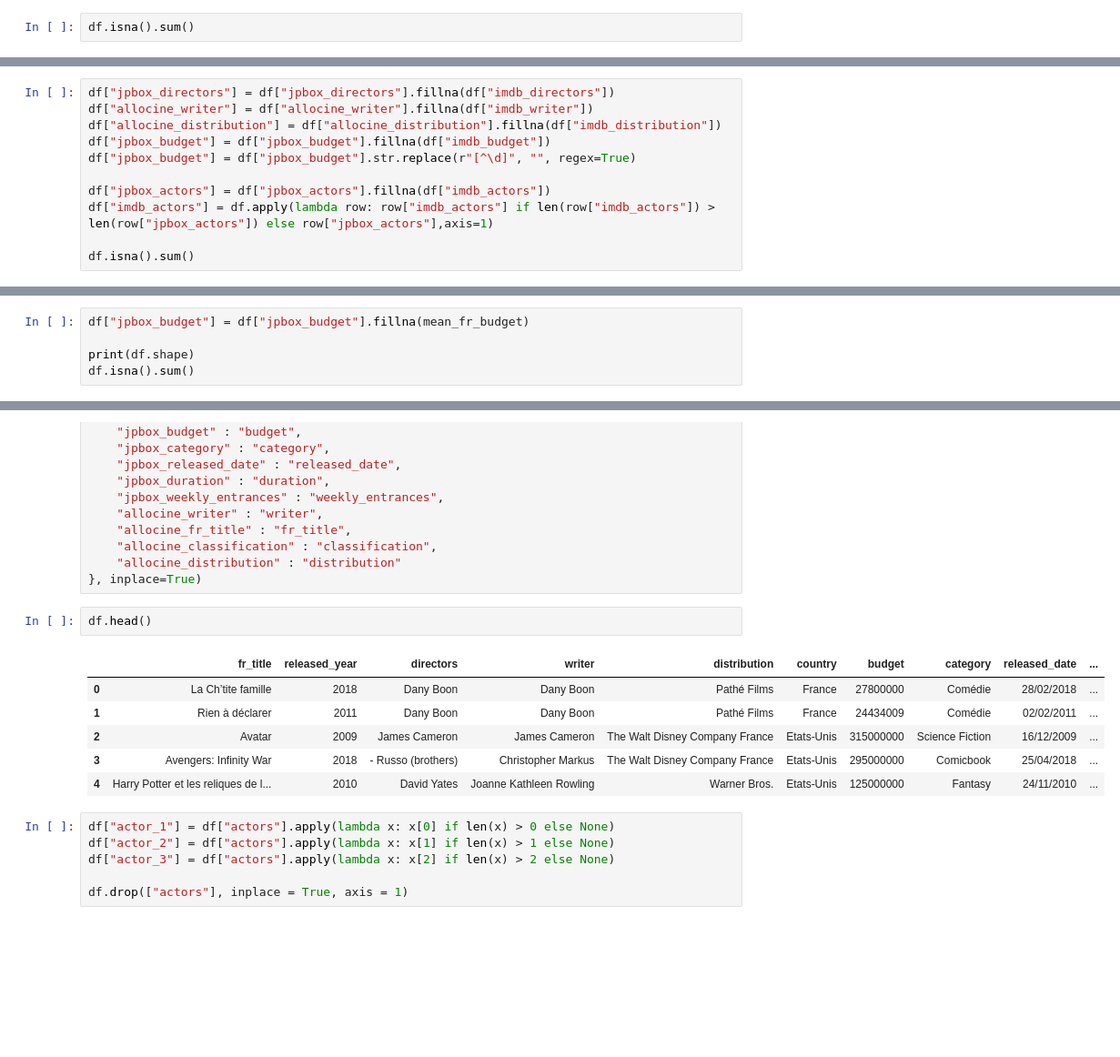
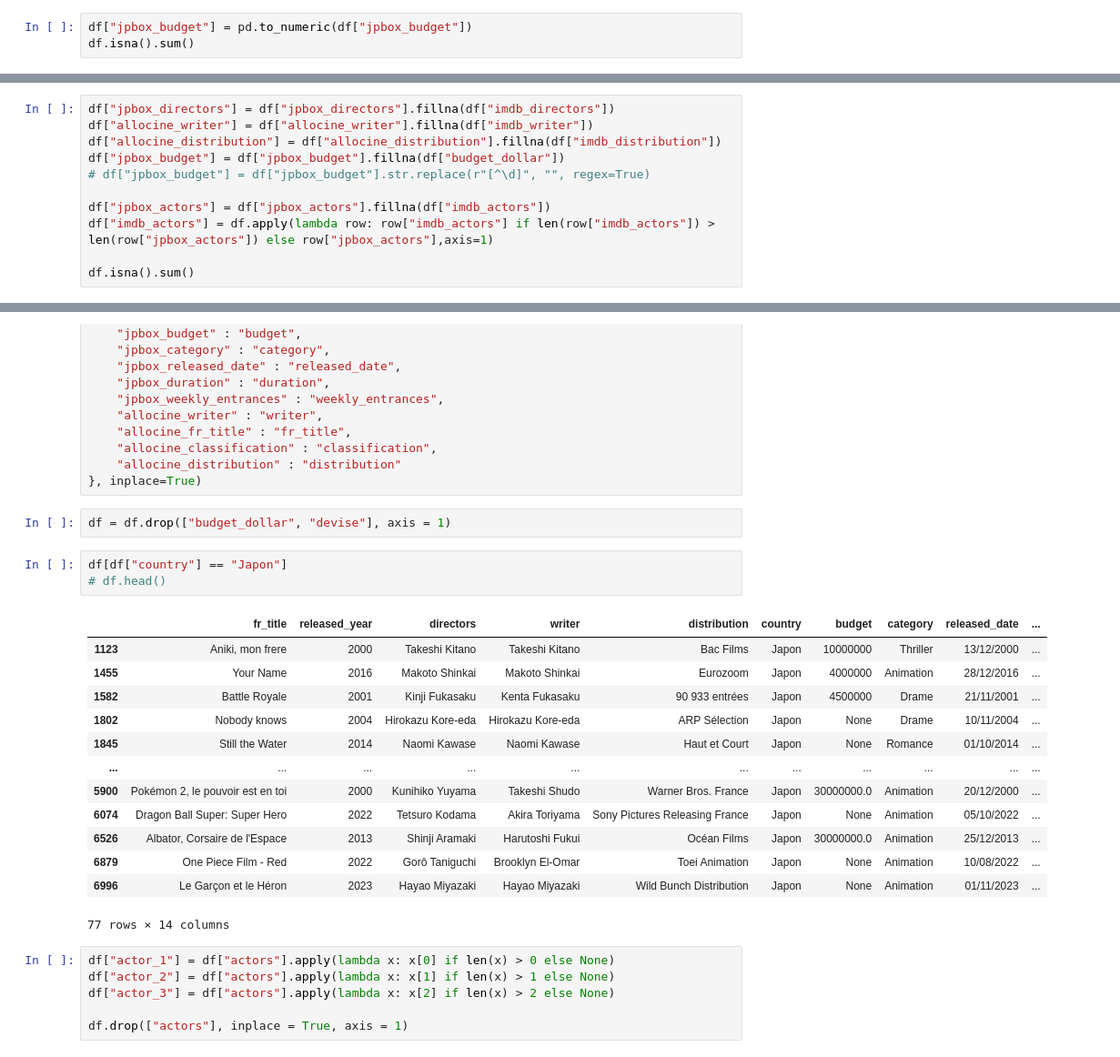
Before and after one commit to haceneZERROUK/MLrecap_Model, a Jupyter notebook: 2.data_complete.ipynb, the cells around one changed output, grey strips where cells are left out. Shown at 91% size. Saved outputs shown, nothing was run; the diff lists cells and outputs as text; blank space fills up the shorter version.

```diff
--- a/2.data_complete.ipynb
+++ b/2.data_complete.ipynb
@@ -29,4 +148,5 @@ dtype: int64
 # %%
+df["jpbox_budget"] = pd.to_numeric(df["jpbox_budget"])
 df.isna().sum()
 # %% [output]
 allocine_fr_title             0
@@ -67,8 +187,8 @@ Name: count, Length: 7084, dtype: int64
 df["jpbox_directors"] = df["jpbox_directors"].fillna(df["imdb_directors"])
 df["allocine_writer"] = df["allocine_writer"].fillna(df["imdb_writer"])
 df["allocine_distribution"] = df["allocine_distribution"].fillna(df["imdb_distribution"])
-df["jpbox_budget"] = df["jpbox_budget"].fillna(df["imdb_budget"])
-df["jpbox_budget"] = df["jpbox_budget"].str.replace(r"[^\d]", "", regex=True)
+df["jpbox_budget"] = df["jpbox_budget"].fillna(df["budget_dollar"])
+# df["jpbox_budget"] = df["jpbox_budget"].str.replace(r"[^\d]", "", regex=True)
 
 df["jpbox_actors"] = df["jpbox_actors"].fillna(df["imdb_actors"])
 df["imdb_actors"] = df.apply(lambda row: row["imdb_actors"] if len(row["imdb_actors"]) > len(row["jpbox_actors"]) else row["jpbox_actors"],axis=1)
@@ -180,5 +314,0 @@ print(mean_fr_budget)
-# %%
-df["jpbox_budget"] = df["jpbox_budget"].fillna(mean_fr_budget)
-
-print(df.shape)
-df.isna().sum()
@@ -215,15 +328,25 @@ df.rename(columns={
     "allocine_classification" : "classification",
     "allocine_distribution" : "distribution"
 }, inplace=True)
+# %%
+df = df.drop(["budget_dollar", "devise"], axis = 1)
 # %%
-df.head()
+df[df["country"] == "Japon"]
+# df.head()
 # %% [output]
 |  | fr_title | released_year | directors | writer | distribution | country | budget | category | released_date | ... |
-| 0 | La Ch’tite famille | 2018 | Dany Boon | Dany Boon | Pathé Films | France | 27800000 | Comédie | 28/02/2018 | ... |
-| 1 | Rien à déclarer | 2011 | Dany Boon | Dany Boon | Pathé Films | France | 24434009 | Comédie | 02/02/2011 | ... |
-| 2 | Avatar | 2009 | James Cameron | James Cameron | The Walt Disney Company France | Etats-Unis | 315000000 | Science Fiction | 16/12/2009 | ... |
-| 3 | Avengers: Infinity War | 2018 | - Russo (brothers) | Christopher Markus | The Walt Disney Company France | Etats-Unis | 295000000 | Comicbook | 25/04/2018 | ... |
-| 4 | Harry Potter et les reliques de l... | 2010 | David Yates | Joanne Kathleen Rowling | Warner Bros. | Etats-Unis | 125000000 | Fantasy | 24/11/2010 | ... |
+| 1123 | Aniki, mon frere | 2000 | Takeshi Kitano | Takeshi Kitano | Bac Films | Japon | 10000000 | Thriller | 13/12/2000 | ... |
+| 1455 | Your Name | 2016 | Makoto Shinkai | Makoto Shinkai | Eurozoom | Japon | 4000000 | Animation | 28/12/2016 | ... |
+| 1582 | Battle Royale | 2001 | Kinji Fukasaku | Kenta Fukasaku | 90 933 entrées | Japon | 4500000 | Drame | 21/11/2001 | ... |
+| 1802 | Nobody knows | 2004 | Hirokazu Kore-eda | Hirokazu Kore-eda | ARP Sélection | Japon | None | Drame | 10/11/2004 | ... |
+| 1845 | Still the Water | 2014 | Naomi Kawase | Naomi Kawase | Haut et Court | Japon | None | Romance | 01/10/2014 | ... |
+| ... | ... | ... | ... | ... | ... | ... | ... | ... | ... | ... |
+| 5900 | Pokémon 2, le pouvoir est en toi | 2000 | Kunihiko Yuyama | Takeshi Shudo | Warner Bros. France | Japon | 30000000.0 | Animation | 20/12/2000 | ... |
+| 6074 | Dragon Ball Super: Super Hero | 2022 | Tetsuro Kodama | Akira Toriyama | Sony Pictures Releasing France | Japon | None | Animation | 05/10/2022 | ... |
+| 6526 | Albator, Corsaire de l'Espace | 2013 | Shinji Aramaki | Harutoshi Fukui | Océan Films | Japon | 30000000.0 | Animation | 25/12/2013 | ... |
+| 6879 | One Piece Film - Red | 2022 | Gorô Taniguchi | Brooklyn El-Omar | Toei Animation | Japon | None | Animation | 10/08/2022 | ... |
+| 6996 | Le Garçon et le Héron | 2023 | Hayao Miyazaki | Hayao Miyazaki | Wild Bunch Distribution | Japon | None | Animation | 01/11/2023 | ... |
+77 rows × 14 columns
 # %%
 df["actor_1"] = df["actors"].apply(lambda x: x[0] if len(x) > 0 else None)
 df["actor_2"] = df["actors"].apply(lambda x: x[1] if len(x) > 1 else None)
```
Also changed, not shown: parts of 19 cells of this notebook, 8 other files.
